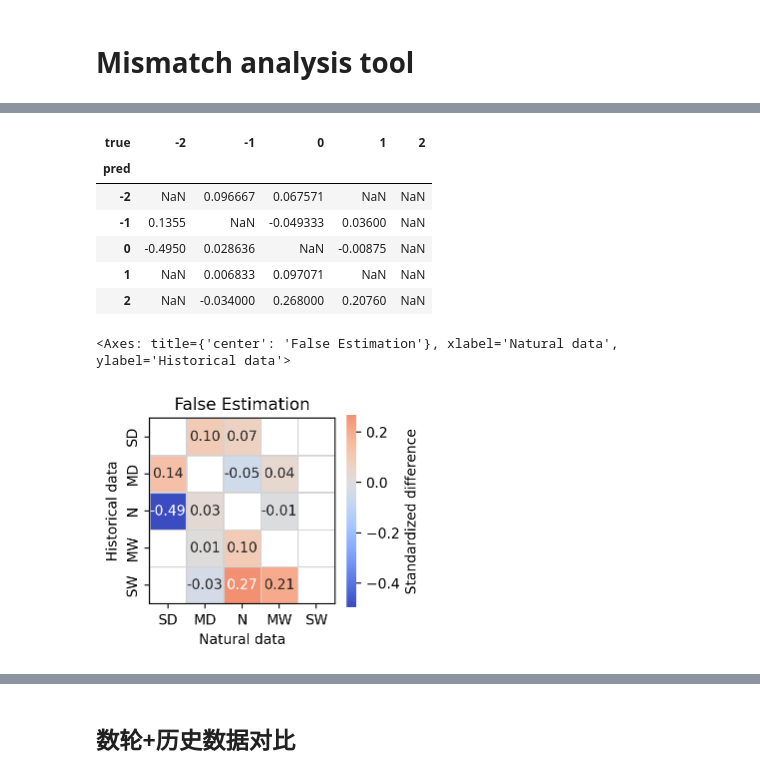
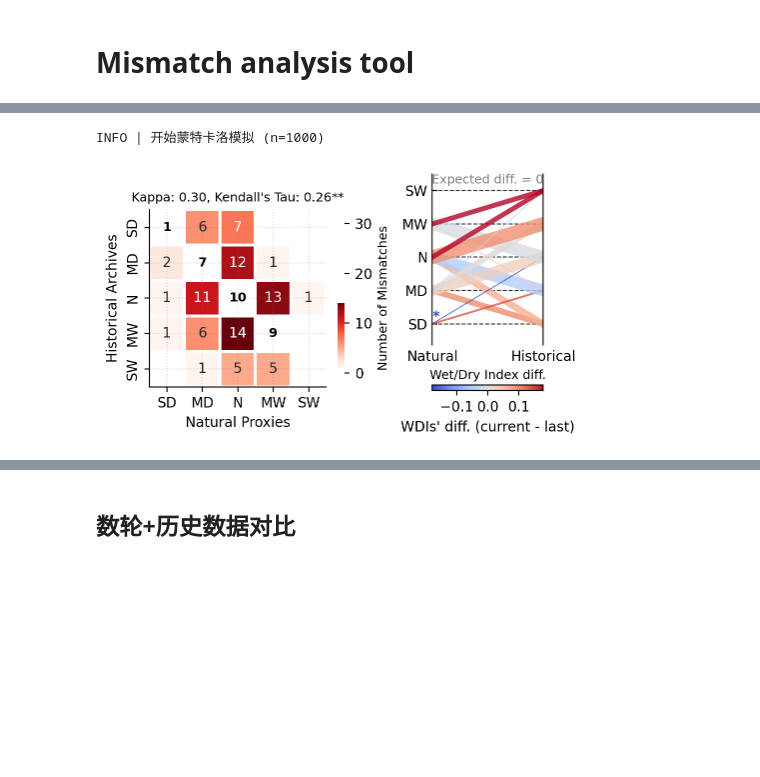
Before and after one commit to SongshGeo/shifting_baseline, a Jupyter notebook: reports/mismatch.ipynb, the cells around one changed output, grey strips where cells are left out. Cells and saved outputs as stored; diff of their text form; code cells hidden in the pictures; blank space fills up the shorter version.

```diff
--- a/reports/mismatch.ipynb
+++ b/reports/mismatch.ipynb
@@ -50,13 +65,6 @@ MismatchReport(n_samples=113)
 # %%
 mismatch_report.analyze_error_patterns()
-mismatch_report.plot_heatmap()
+mismatch_report.generate_report_figure();
 # %% [output]
-| true | -2 | -1 | 0 | 1 | 2 |
-| pred |  |  |  |  |  |
-| -2 | NaN | 0.096667 | 0.067571 | NaN | NaN |
-| -1 | 0.1355 | NaN | -0.049333 | 0.03600 | NaN |
-| 0 | -0.4950 | 0.028636 | NaN | -0.00875 | NaN |
-| 1 | NaN | 0.006833 | 0.097071 | NaN | NaN |
-| 2 | NaN | -0.034000 | 0.268000 | 0.20760 | NaN |
-<Axes: title={'center': 'False Estimation'}, xlabel='Natural data', ylabel='Historical data'>
+INFO | 开始蒙特卡洛模拟 (n=1000)
-[figure, old version]
+[figure, new version]
```
Also changed, not shown: parts of 14 cells of this notebook, 11 other files.
